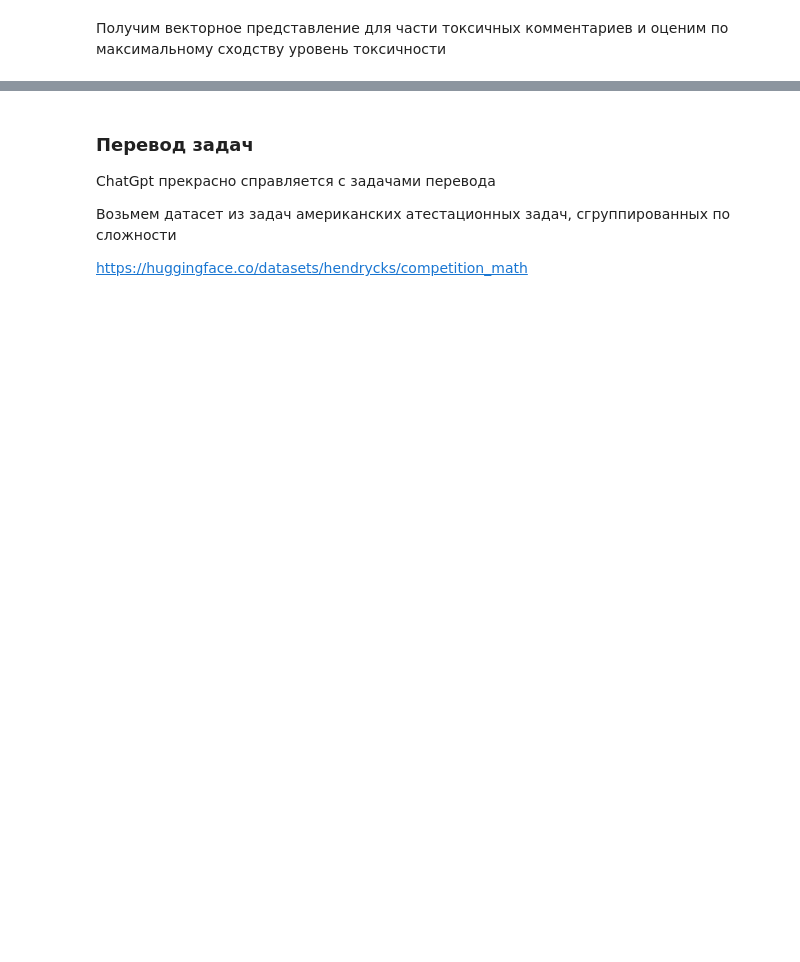
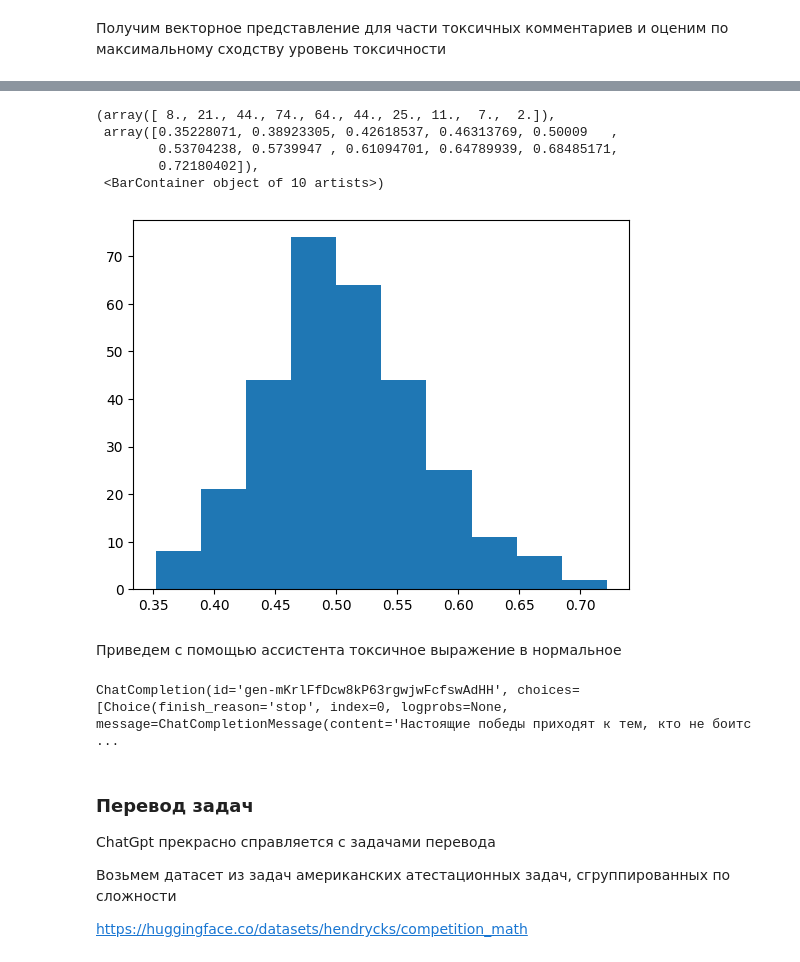
Before and after one commit to NMashalov/Python-MIPT-education-course-2023-Autumn, a Jupyter notebook: Перевод_с_помощью_ассистента.ipynb, the cells around one changed output, grey strips where cells are left out. Cells and saved outputs as stored; diff of their text form; code cells hidden in the pictures; blank space fills up the shorter version.

```diff
--- a/Перевод_с_помощью_ассистента.ipynb
+++ b/Перевод_с_помощью_ассистента.ipynb
@@ -202,0 +234,2 @@ resp_emb = embed_bert_cls(gpt_resp, model, tokenizer)
+# %%
+bad_emb = embed_bert_cls('Вы ничтожество и никогда ничего не добьетесь', model, tokenizer)
@@ -213,3 +256,28 @@ np.max(np.array(toxic_emb) @ resp_emb)
+# %%
+import numpy as np
+import matplotlib.pyplot as plt
+plt.hist(np.array(toxic_emb) @ bad_emb)
+# %% [output]
+(array([ 8., 21., 44., 74., 64., 44., 25., 11.,  7.,  2.]),
+ array([0.35228071, 0.38923305, 0.42618537, 0.46313769, 0.50009   ,
+        0.53704238, 0.5739947 , 0.61094701, 0.64789939, 0.68485171,
+        0.72180402]),
+ <BarContainer object of 10 artists>)
+[figure, added]
+# %% [markdown]
+Приведем с помощью ассистента токсичное выражение в нормальное
+# %%
+await client.chat.completions.create(
+    model="openai/gpt-3.5-turbo-1106",
+    messages=[
+        {
+            'role': 'user',
+            'content': 'Добавь положительный окрас. Вы никогда ничего не добьетесь'
+        }
+    ],
+)
+# %% [output]
+ChatCompletion(id='gen-mKrlFfDcw8kP63rgwjwFcfswAdHH', choices=[Choice(finish_reason='stop', index=0, logprobs=None, message=ChatCompletionMessage(content='Настоящие победы приходят к тем, кто не боитс ...
 # %% [markdown]
 ### Перевод задач
 
```
Also changed, not shown: parts of 22 cells of this notebook.
